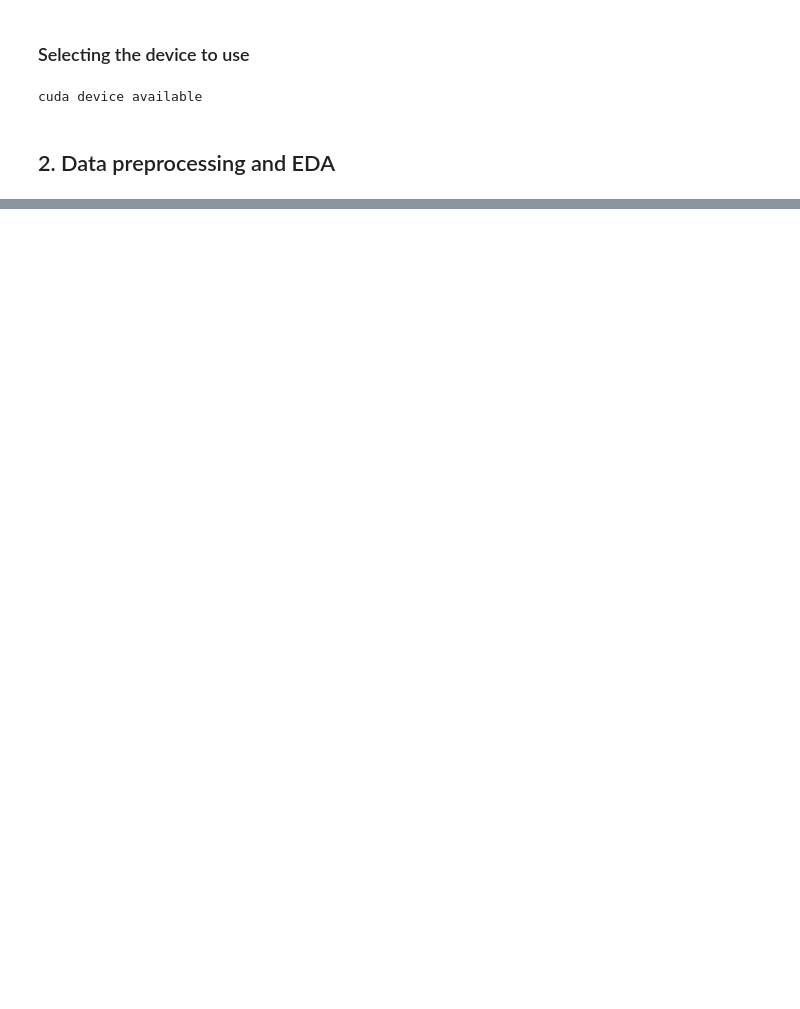
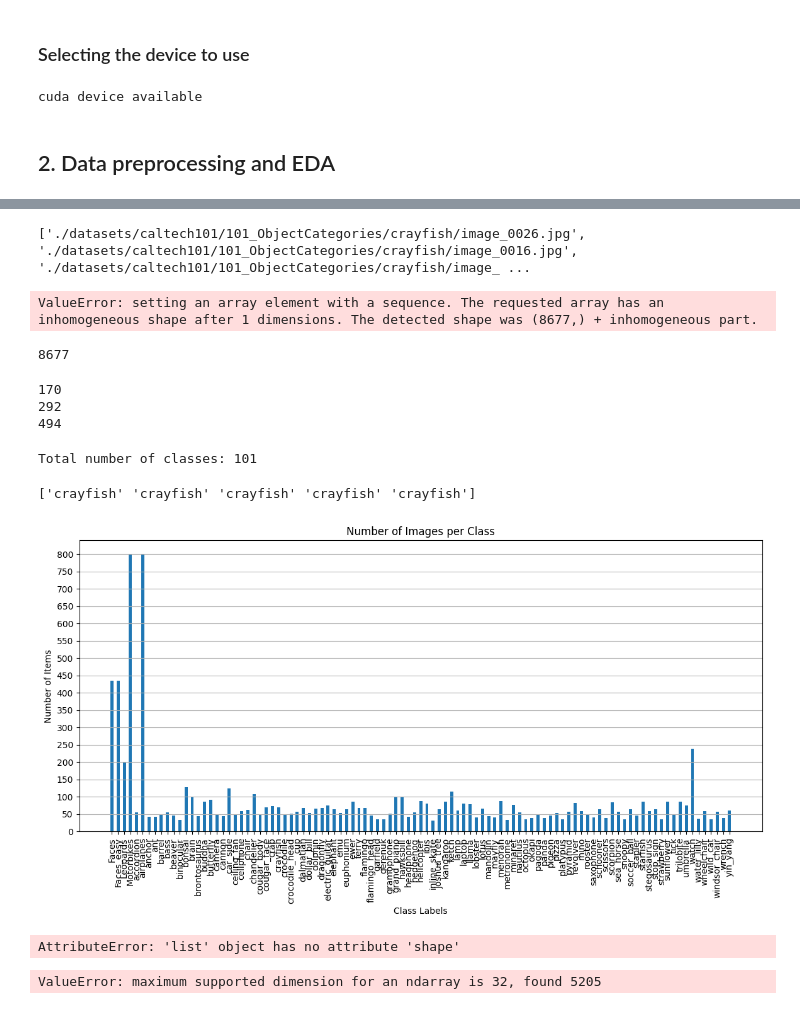
Before and after one commit to sprince0031/UL_Masters, a Jupyter notebook: SEM_2/CS6482-Deep_Reinforcement_Learning/Assignment1/CS6482-Assign1-23007575-23052058.ipynb, the cells around one changed output, grey strips where cells are left out. Drawn from its saved outputs; the diff is of its cells as text; code cells hidden in the pictures; blank space fills up the shorter version.

Commit message:
[Update] Progress towards getting the architecture and training done

```diff
--- a/SEM_2/CS6482-Deep_Reinforcement_Learning/Assignment1/CS6482-Assign1-23007575-23052058.ipynb
+++ b/SEM_2/CS6482-Deep_Reinforcement_Learning/Assignment1/CS6482-Assign1-23007575-23052058.ipynb
@@ -69,0 +111,61 @@ RuntimeError: The MD5 checksum of the download file ./content/caltech101/101_Obj
+# %%
+image_paths = list(paths.list_images(f'{ROOT_DIR}caltech101/101_ObjectCategories'))
+print(image_paths[:5])
+
+data = []
+labels = []
+for img_path in tqdm(image_paths):
+    label = img_path.split(os.path.sep)[-2] # Taking the name of the image folder in the path to be the label
+    if label == "BACKGROUND_Google": # We're leaving this category out because it's just random background images
+        continue
+    img = cv2.imread(img_path) # Reads the images at each of the image paths
+    img = cv2.cvtColor(img, cv2.COLOR_BGR2RGB) # Converts the colour channels from BGR to RGB
+
+    # Here, we're just appending all the images and their corresponding labels to the same index number in two separate lists
+    data.append(np.array(img))
+    labels.append(label)
+
+# Converting the lists to numpy arrays for better manupilation
+data_np = np.array(data)
+labels = np.array(labels)
+# %% [output]
+['./datasets/caltech101/101_ObjectCategories/crayfish/image_0026.jpg', './datasets/caltech101/101_ObjectCategories/crayfish/image_0016.jpg', './datasets/caltech101/101_ObjectCategories/crayfish/image_ ...
+ValueError: setting an array element with a sequence. The requested array has an inhomogeneous shape after 1 dimensions. The detected shape was (8677,) + inhomogeneous part.
+# %%
+print(len(data))
+# %% [output]
+8677
+# %%
+print(len(data[0]))
+print(len(data[1]))
+print(length)
+# %% [output]
+170
+292
+494
+# %%
+# one hot encode
+lb = LabelBinarizer()
+labels = lb.fit_transform(labels)
+print(f"Total number of classes: {len(lb.classes_)}")
+# %% [output]
+Total number of classes: 101
+# %%
+label_list = lb.inverse_transform(labels)
+print(label_list[:5])
+# %% [output]
+['crayfish' 'crayfish' 'crayfish' 'crayfish' 'crayfish']
+# %%
+# Plotting a graph of the data distribution for each of the classes
+labelCounts = labels.sum(axis=0)
+plt.figure(figsize=(14, 6))
+plt.bar(lb.classes_, labelCounts, width=0.5)
+plt.gca().yaxis.set_major_locator(ticker.MultipleLocator(base=50))
+plt.xlabel('Class Labels')
+plt.xticks(rotation='vertical')
+plt.ylabel('Number of Items')
+plt.title('Number of Images per Class')
+plt.grid(axis='y')
+plt.show()
+# %% [output]
+[figure, added]
@@ -69,0 +186,16 @@ RuntimeError: The MD5 checksum of the download file ./content/caltech101/101_Obj
+# %%
+# divide the data into train, validation, and test set
+(X, x_val , Y, y_val) = train_test_split(data, labels,
+                                                    test_size=0.2,
+                                                    stratify=labels,
+                                                    random_state=42)
+(x_train, x_test, y_train, y_test) = train_test_split(X, Y,
+                                                    test_size=0.25,
+                                                    random_state=42)
+# print(f"x_train examples: {x_train.shape}\nx_test examples: {x_test.shape}\nx_val examples: {x_val.shape}")
+# %% [output]
+AttributeError: 'list' object has no attribute 'shape'
+# %%
+x_train = np.array(x_train)
+# %% [output]
+ValueError: maximum supported dimension for an ndarray is 32, found 5205
```
Also changed, not shown: parts of 18 cells of this notebook, 2 other files.
